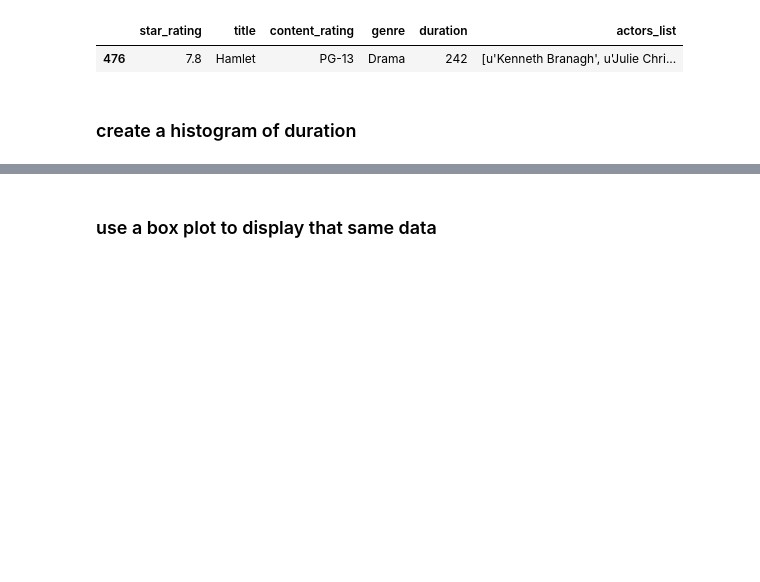
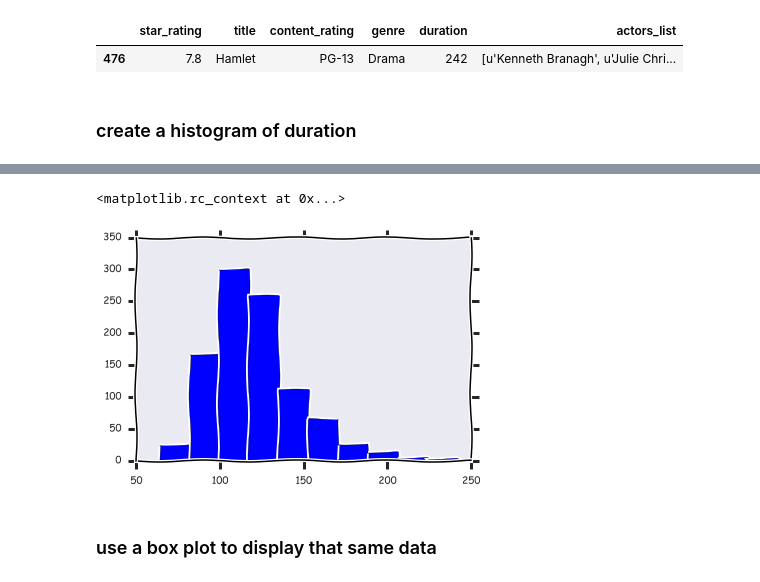
Before and after one commit to joelmpiper/ga_hw, a Jupyter notebook: week3/Homework_Week_3.ipynb, the cells around one changed output, grey strips where cells are left out. Drawn from its saved outputs; the diff is of its cells as text; code cells hidden in the pictures; blank space fills up the shorter version.

```diff
--- a/week3/Homework_Week_3.ipynb
+++ b/week3/Homework_Week_3.ipynb
@@ -107,3 +106,11 @@ m.plot(kind='hist')
+# %%
+plt.hist(movies['duration'])
+#plt.axis([0, 6, 0, 20])
+#plt.show()
+plt.xkcd()
+# %% [output]
+<matplotlib.rc_context at 0x...>
+[figure, added]
 # %% [markdown]
 ### use a box plot to display that same data
 # %%
```
Also changed, not shown: parts of 1 cell of this notebook.
